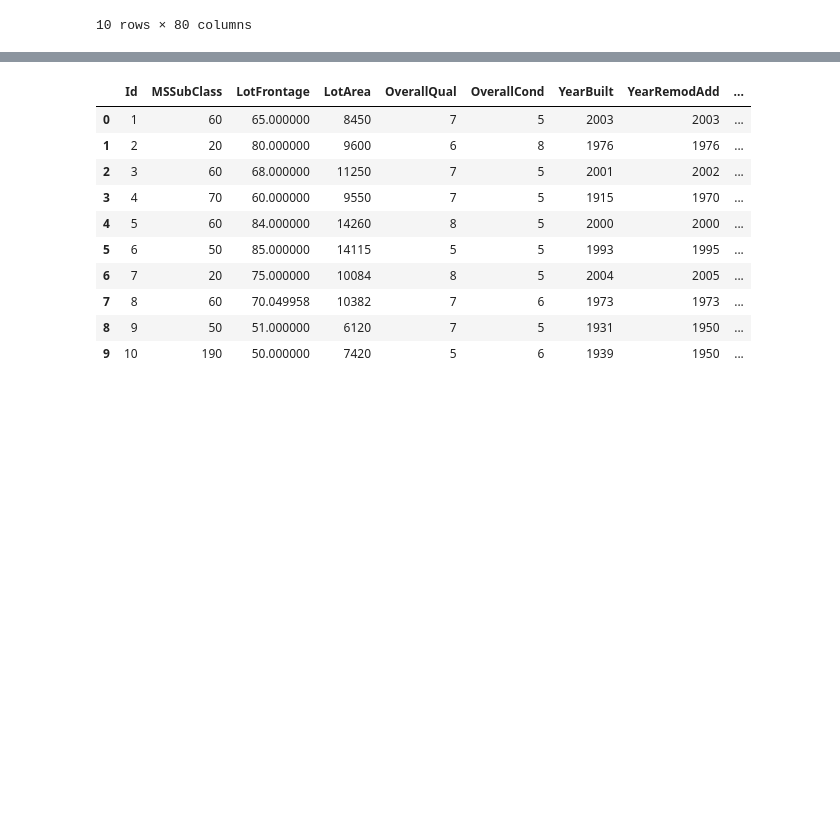
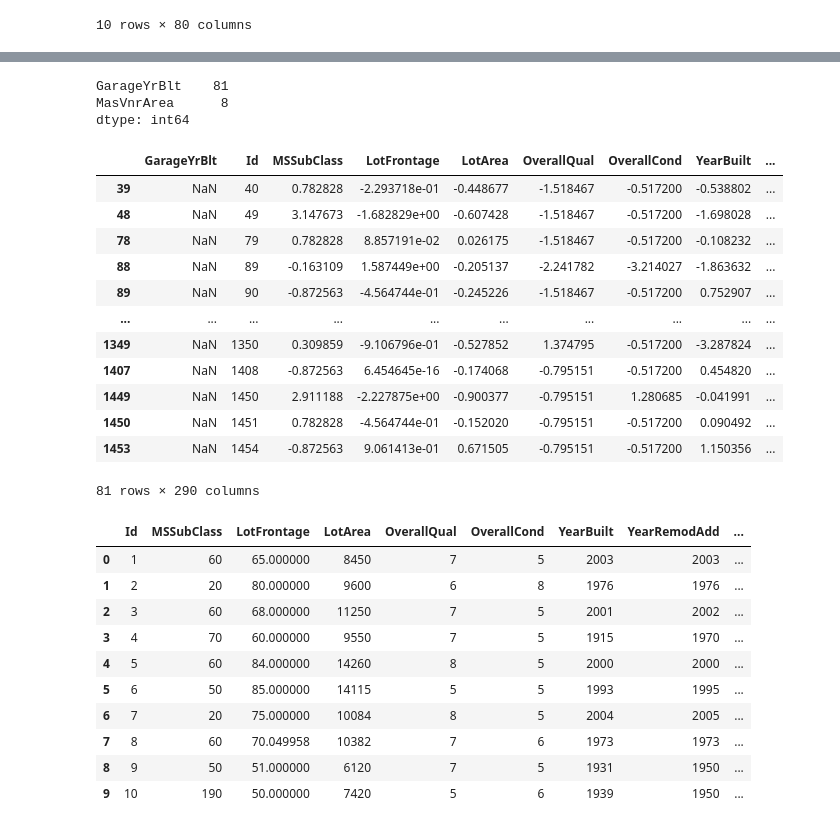
Before and after one commit to arsedianivan/houseprice, a Jupyter notebook: HouseRegression.ipynb, the cells around one changed output, grey strips where cells are left out. Saved outputs shown, nothing was run; the diff lists cells and outputs as text; code cells hidden in the pictures; blank space fills up the shorter version.

```diff
--- a/HouseRegression.ipynb
+++ b/HouseRegression.ipynb
@@ -297,3 +296,32 @@ KeyError: "None of [Index(['MSZoning', 'Street', 'Alley', 'LotShape', 'LandConto
+# %%
+# Check columns with nulls or missing values
+columns_with_nulls = x.isnull().sum()[x.isnull().sum() > 0].sort_values(ascending=False)
+columns_with_nulls
+# %% [output]
+GarageYrBlt    81
+MasVnrArea      8
+dtype: int64
+# %%
+#Check for missing values in GarageYrBlt Column
+#reorder column to show GarageYrBlt first
+cols = ['GarageYrBlt'] + [col for col in x.columns if col != 'GarageYrBlt']
+x = x[cols]
+GarageYrBlt = x['GarageYrBlt'].isnull()
+x[GarageYrBlt]
+# %% [output]
+|  | GarageYrBlt | Id | MSSubClass | LotFrontage | LotArea | OverallQual | OverallCond | YearBuilt | ... |
+| 39 | NaN | 40 | 0.782828 | -2.293718e-01 | -0.448677 | -1.518467 | -0.517200 | -0.538802 | ... |
+| 48 | NaN | 49 | 3.147673 | -1.682829e+00 | -0.607428 | -1.518467 | -0.517200 | -1.698028 | ... |
+| 78 | NaN | 79 | 0.782828 | 8.857191e-02 | 0.026175 | -1.518467 | -0.517200 | -0.108232 | ... |
+| 88 | NaN | 89 | -0.163109 | 1.587449e+00 | -0.205137 | -2.241782 | -3.214027 | -1.863632 | ... |
+| 89 | NaN | 90 | -0.872563 | -4.564744e-01 | -0.245226 | -1.518467 | -0.517200 | 0.752907 | ... |
+| ... | ... | ... | ... | ... | ... | ... | ... | ... | ... |
+| 1349 | NaN | 1350 | 0.309859 | -9.106796e-01 | -0.527852 | 1.374795 | -0.517200 | -3.287824 | ... |
+| 1407 | NaN | 1408 | -0.872563 | 6.454645e-16 | -0.174068 | -0.795151 | -0.517200 | 0.454820 | ... |
+| 1449 | NaN | 1450 | 2.911188 | -2.227875e+00 | -0.900377 | -0.795151 | 1.280685 | -0.041991 | ... |
+| 1450 | NaN | 1451 | 0.782828 | -4.564744e-01 | -0.152020 | -0.795151 | -0.517200 | 0.090492 | ... |
+| 1453 | NaN | 1454 | -0.872563 | 9.061413e-01 | 0.671505 | -0.795151 | -0.517200 | 1.150356 | ... |
+81 rows × 290 columns
 # %%
 # Transfer categorical fields and encode into a numerical label
 
```
Also changed, not shown: parts of 2 cells of this notebook.
